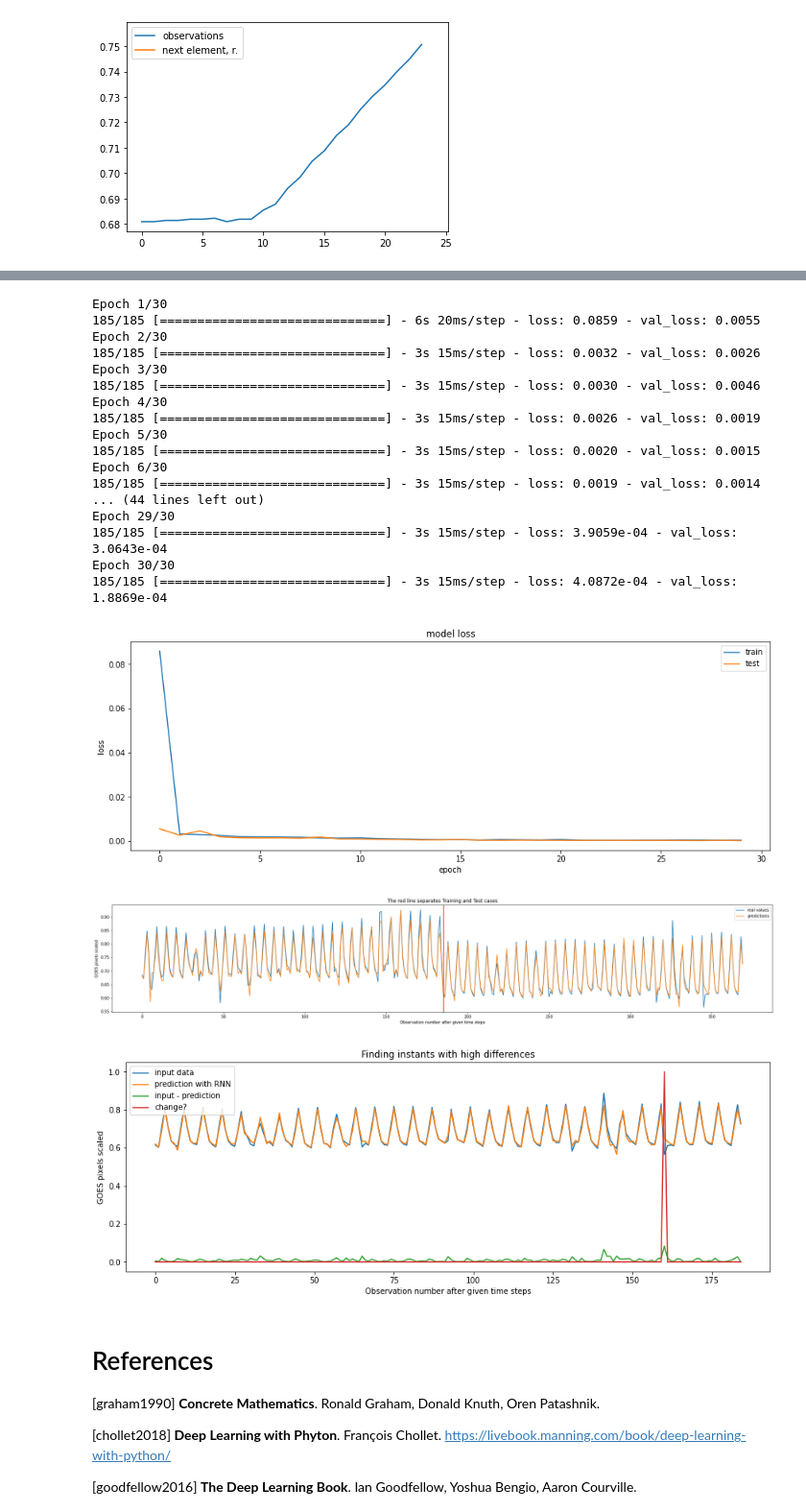
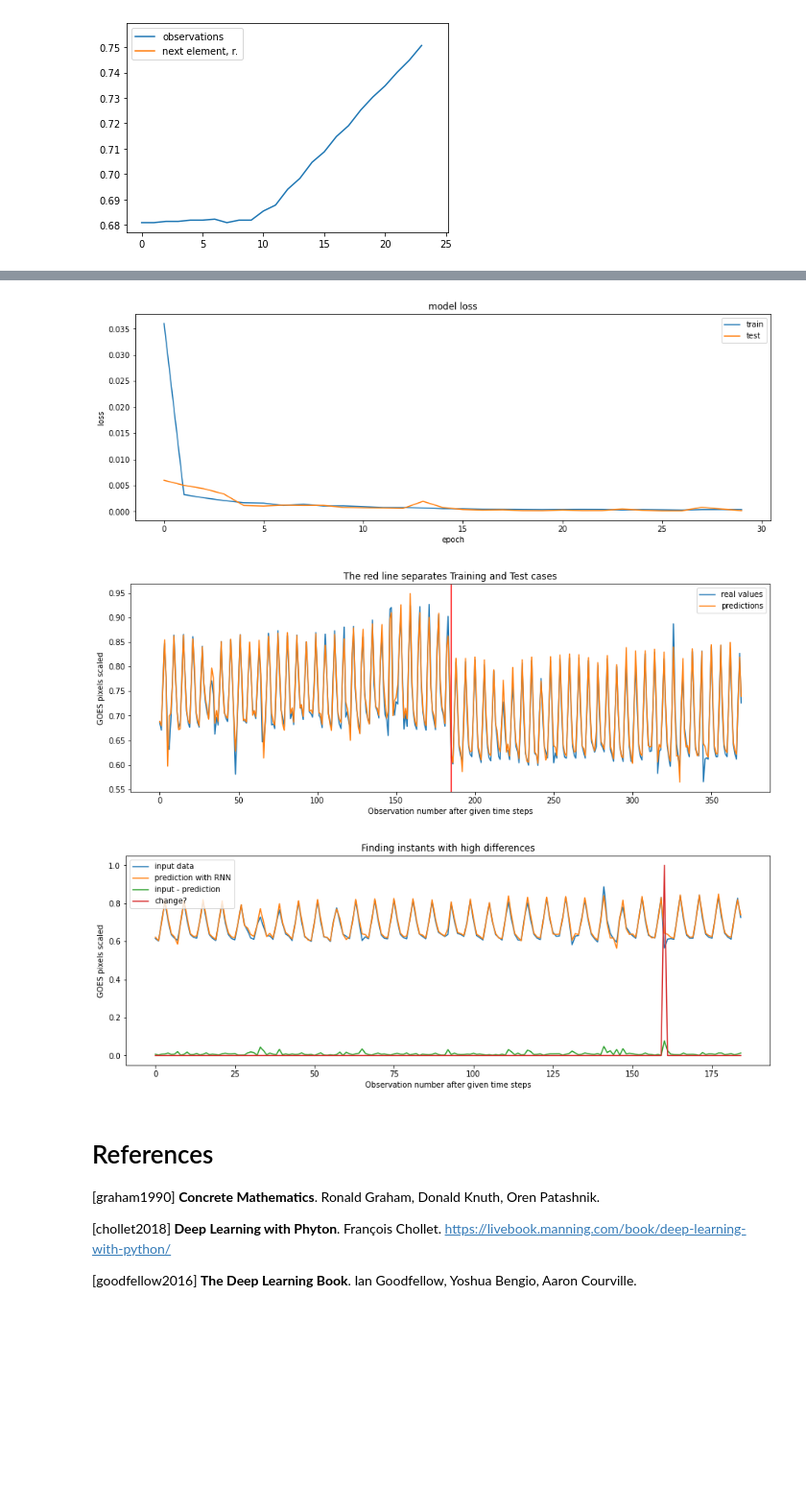
Before and after one commit to barauna-lo/CAP4213-Deep-Learning, a Jupyter notebook: AT10_Recurrent_Neural_Networks.ipynb, the cells around one changed output, grey strips where cells are left out. Shown at 96% size. Drawn from its saved outputs; the diff is of its cells as text; code cells hidden in the pictures; blank space fills up the shorter version.

```diff
--- a/AT10_Recurrent_Neural_Networks.ipynb
+++ b/AT10_Recurrent_Neural_Networks.ipynb
@@ -566,29 +569,11 @@ history = model.fit(
   X_train, y_train,
   epochs = epochs,
   batch_size = 1,
-  validation_data = (X_test, y_test)
+  validation_data = (X_test, y_test),
+  verbose = 0
 )
-# %% [output]
-Epoch 1/30
-185/185 [==============================] - 6s 20ms/step - loss: 0.0859 - val_loss: 0.0055
-Epoch 2/30
-185/185 [==============================] - 3s 15ms/step - loss: 0.0032 - val_loss: 0.0026
-Epoch 3/30
-185/185 [==============================] - 3s 15ms/step - loss: 0.0030 - val_loss: 0.0046
-Epoch 4/30
-185/185 [==============================] - 3s 15ms/step - loss: 0.0026 - val_loss: 0.0019
-Epoch 5/30
-185/185 [==============================] - 3s 15ms/step - loss: 0.0020 - val_loss: 0.0015
-Epoch 6/30
-185/185 [==============================] - 3s 15ms/step - loss: 0.0019 - val_loss: 0.0014
-... (44 lines left out)
-Epoch 29/30
-185/185 [==============================] - 3s 15ms/step - loss: 3.9059e-04 - val_loss: 3.0643e-04
-Epoch 30/30
-185/185 [==============================] - 3s 15ms/step - loss: 4.0872e-04 - val_loss: 1.8869e-04
 # %%
 plt.figure(figsize=(15,5))
-
 
 #plt.subplot(122)
 plt.plot(history.history['loss'], label = 'train')
@@ -599,40 +584,40 @@ plt.xlabel('epoch')
 plt.legend(loc='upper right')
 plt.show()
 # %% [output]
-[figure, old version]
+[figure, new version]
 # %%
 #make predictions
 train_predict = model.predict(X_train)
 test_predict = model.predict(X_test)
 
 all_data = np.append(y_train, y_test)
 predictions = np.append(train_predict, test_predict)
 
 # plot the results
-plt.figure(figsize=(30, 5))
+plt.figure(figsize=(15, 5))
 plt.plot(all_data, label = 'real values')
 plt.plot(predictions, label = 'predictions')
 plt.axvline(x = len(y_train), color='r')
 plt.legend()
 plt.xlabel('Observation number after given time steps')
 plt.ylabel('GOES pixels scaled')
 plt.title('The red line separates Training and Test cases')
 
 difference = np.abs(y_test - test_predict.flatten())
 change_threshold = difference.max() * 0.8
 
 plt.figure(figsize=(15, 5))
 plt.plot(y_test, label = 'input data')
 plt.plot(test_predict.flatten(), label = 'prediction with RNN')
 plt.plot(difference, label = 'input - prediction')
 plt.plot(difference > change_threshold, label = 'change?')
 plt.legend()
 plt.xlabel('Observation number after given time steps')
 plt.ylabel('GOES pixels scaled')
 plt.title('Finding instants with high differences');
 # %% [output]
-[figure, old version]
+[figure, new version]
-[figure, old version]
+[figure, new version]
 # %% [markdown]
 # References
 
```
Also changed, not shown: parts of 4 cells of this notebook.
